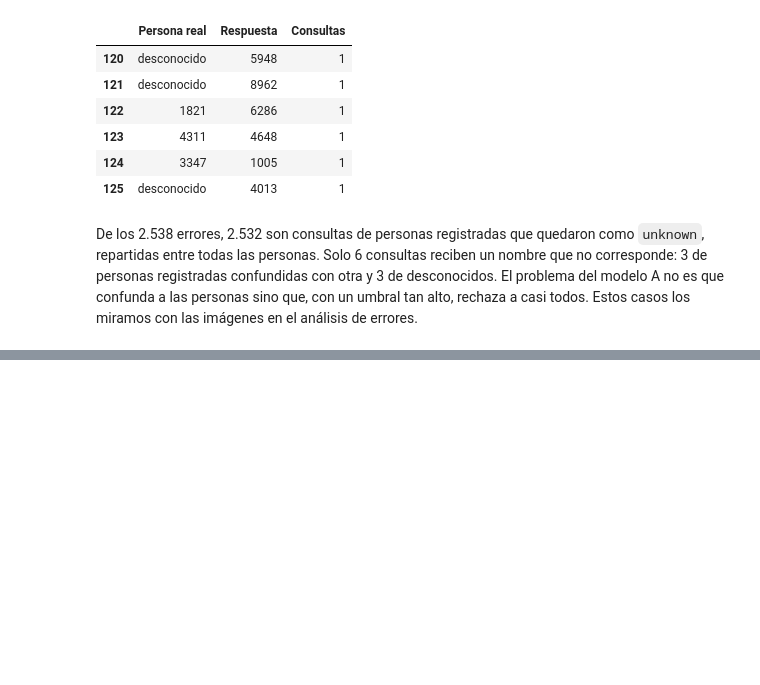
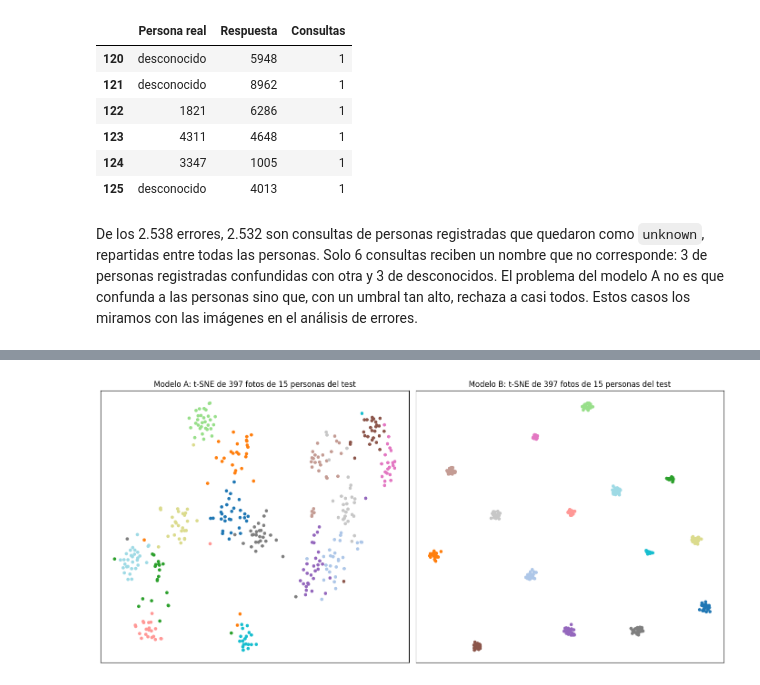
Before and after one commit to maximoalva/tuia-face-recognition-app, a Jupyter notebook: 2-train.ipynb, the cells around one changed output, grey strips where cells are left out. Cells and saved outputs as stored; diff of their text form; code cells hidden in the pictures; blank space fills up the shorter version.

Commit message:
feat: clustering de embeddings de los dos modelos
Agrego el t-SNE de los embeddings del test lado a lado y comparo silhouette, ARI y NMI con K-Means.

```diff
--- a/2-train.ipynb
+++ b/2-train.ipynb
@@ -1159,0 +1169,17 @@ De los 2.538 errores, 2.532 son consultas de personas registradas que quedaron c
+# %%
+rng = np.random.default_rng(SEED)
+personas_tsne = rng.choice(test["identity"].unique(), size=15, replace=False)
+en_tsne = test["identity"].isin(personas_tsne).to_numpy()
+colores = pd.Series(test.loc[en_tsne, "identity"]).map({p: i for i, p in enumerate(personas_tsne)}).to_numpy()
+
+fig, axes = plt.subplots(1, 2, figsize=(14, 6.5))
+for ax, (nombre, embeddings) in zip(axes, [("Modelo A", embeddings_a_test), ("Modelo B", embeddings_b_test)]):
+    puntos = TSNE(n_components=2, metric="cosine", init="pca", random_state=SEED).fit_transform(embeddings[en_tsne])
+    ax.scatter(puntos[:, 0], puntos[:, 1], c=colores, cmap="tab20", s=18)
+    ax.set_title(f"{nombre}: t-SNE de {en_tsne.sum()} fotos de 15 personas del test")
+    ax.set_xticks([])
+    ax.set_yticks([])
+plt.tight_layout()
+plt.show()
+# %% [output]
+[figure, added]
```
Also changed, not shown: parts of 7 cells of this notebook.
